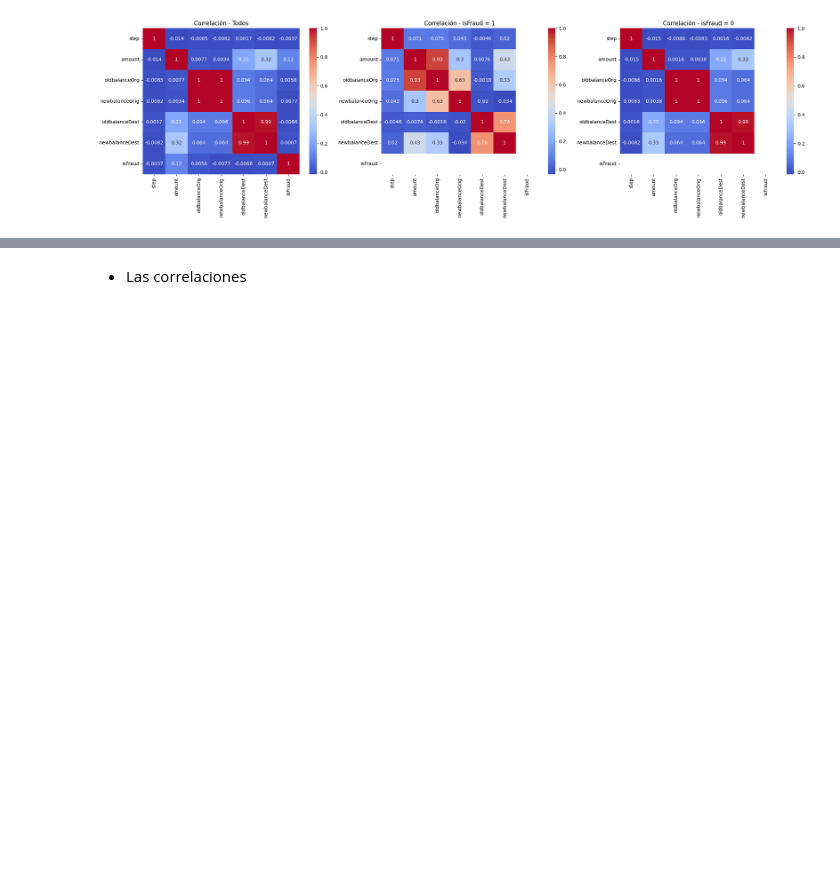
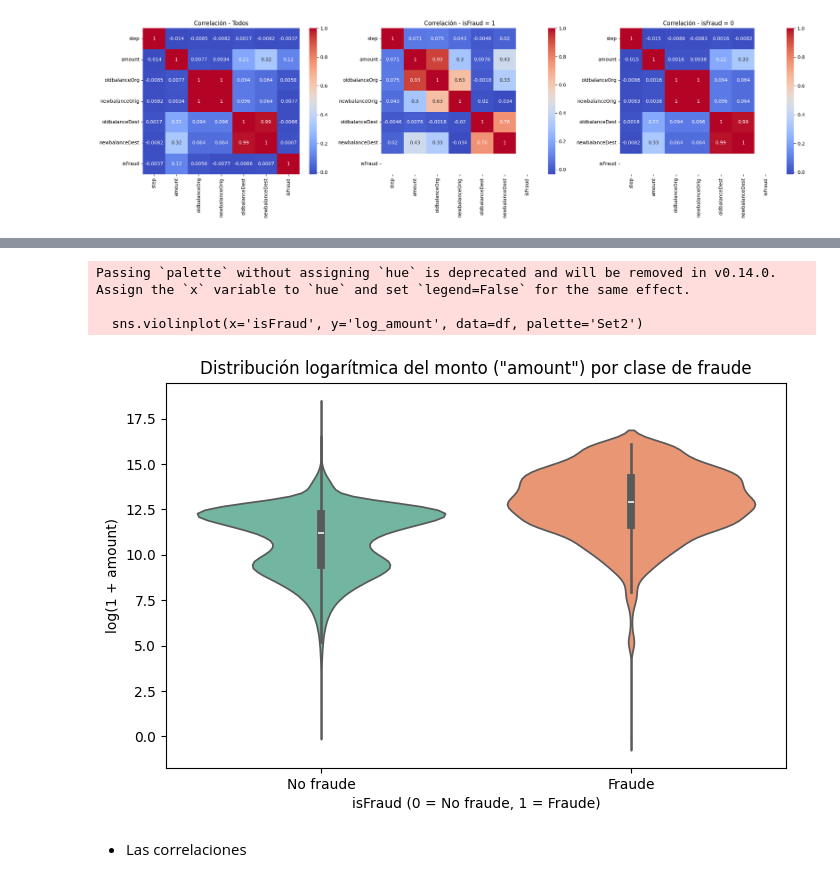
Before and after one commit to jcastelwhite/PROJECT_MLOPS_LAVADOACTIVOS1, a Jupyter notebook: eda.ipynb, the cells around one changed output, grey strips where cells are left out. Saved outputs shown, nothing was run; the diff lists cells and outputs as text; code cells hidden in the pictures; blank space fills up the shorter version.

```diff
--- a/eda.ipynb
+++ b/eda.ipynb
@@ -328,2 +355,20 @@ CorrleacionesNOfraude
+# %%
+# Aplicar transformación logarítmica al monto (sumar 1 para evitar log(0))
+df['log_amount'] = np.log1p(df['amount'])
+
+# Crear el violin plot
+plt.figure(figsize=(8, 5))
+sns.violinplot(x='isFraud', y='log_amount', data=df, palette='Set2')
+
+plt.title('Distribución logarítmica del monto ("amount") por clase de fraude')
+plt.xlabel('isFraud (0 = No fraude, 1 = Fraude)')
+plt.ylabel('log(1 + amount)')
+plt.xticks([0,1], ['No fraude', 'Fraude'])
+plt.show()
+# %% [output]
+Passing `palette` without assigning `hue` is deprecated and will be removed in v0.14.0. Assign the `x` variable to `hue` and set `legend=False` for the same effect.
+
+  sns.violinplot(x='isFraud', y='log_amount', data=df, palette='Set2')
+[figure, added]
 # %% [markdown]
 * Las correlaciones
```
Also changed, not shown: parts of 6 cells of this notebook.
